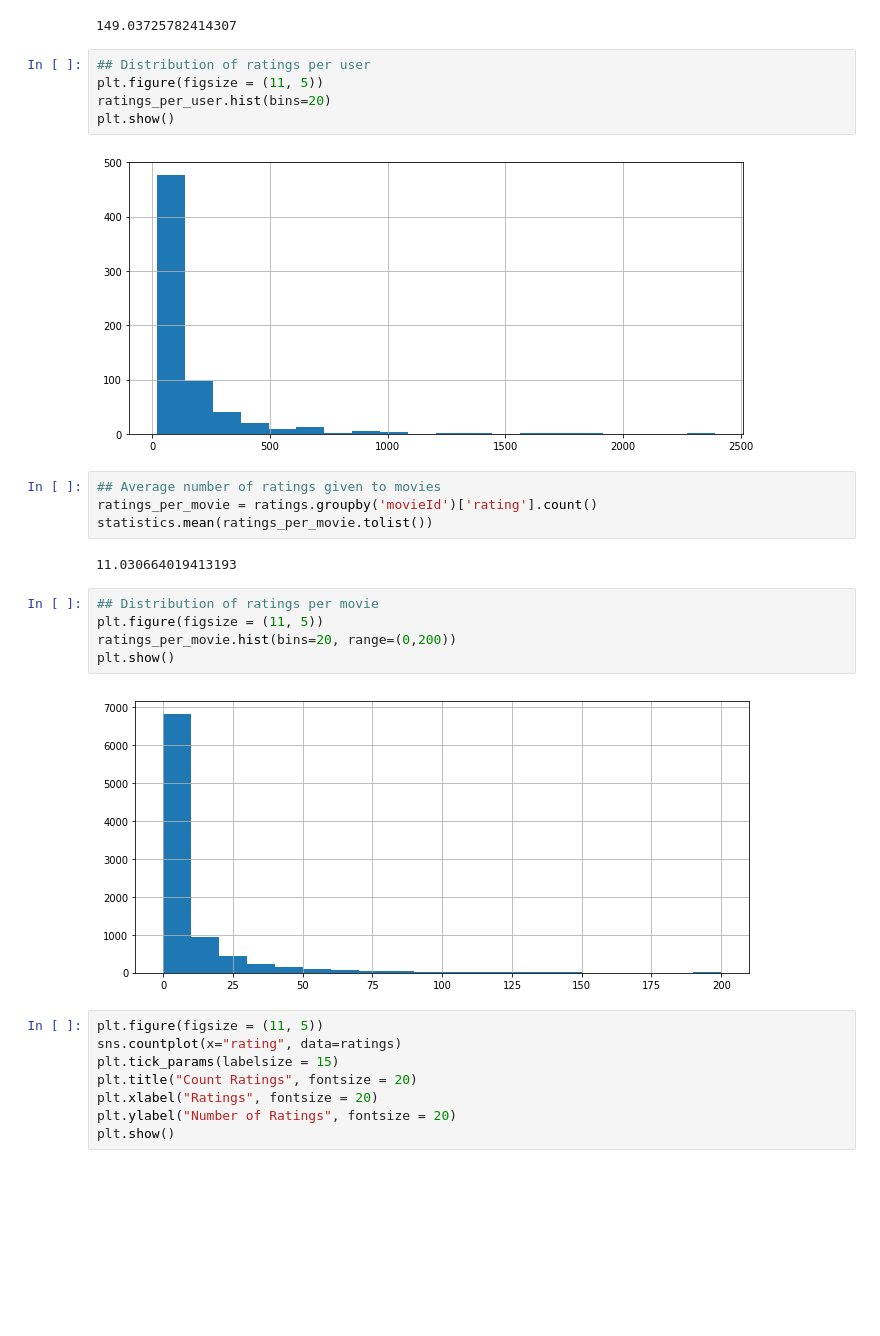
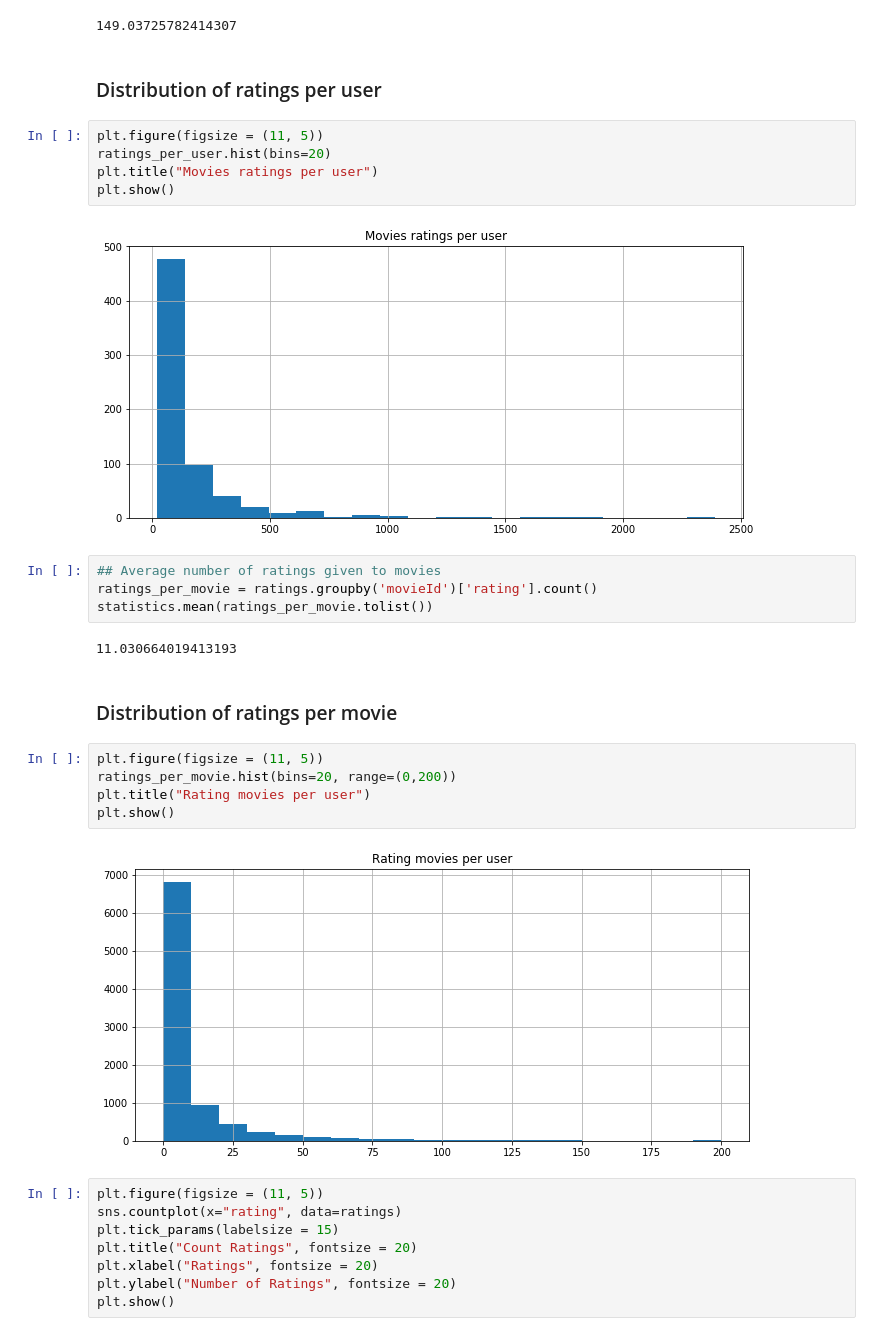
Before and after one commit to carlosgeovany/MachineLearning, a Jupyter notebook: RecommenderSystem.ipynb, the cells around one changed output. Cells and saved outputs as stored; diff of their text form; blank space fills up the shorter version.

```diff
--- a/RecommenderSystem.ipynb
+++ b/RecommenderSystem.ipynb
@@ -123,26 +123,30 @@ ratings_per_user = ratings.groupby('userId')['rating'].count()
 statistics.mean(ratings_per_user.tolist())
 # %% [output]
 149.03725782414307
+# %% [markdown]
+### Distribution of ratings per user
 # %%
-## Distribution of ratings per user
 plt.figure(figsize = (11, 5))
 ratings_per_user.hist(bins=20)
+plt.title("Movies ratings per user")
 plt.show()
 # %% [output]
-[figure, old version]
+[figure, new version]
 # %%
 ## Average number of ratings given to movies
 ratings_per_movie = ratings.groupby('movieId')['rating'].count()
 statistics.mean(ratings_per_movie.tolist())
 # %% [output]
 11.030664019413193
+# %% [markdown]
+### Distribution of ratings per movie
 # %%
-## Distribution of ratings per movie
 plt.figure(figsize = (11, 5))
 ratings_per_movie.hist(bins=20, range=(0,200))
+plt.title("Rating movies per user")
 plt.show()
 # %% [output]
-[figure, old version]
+[figure, new version]
 # %%
 plt.figure(figsize = (11, 5))
 sns.countplot(x="rating", data=ratings)
```
Also changed, not shown: parts of 14 cells of this notebook.
